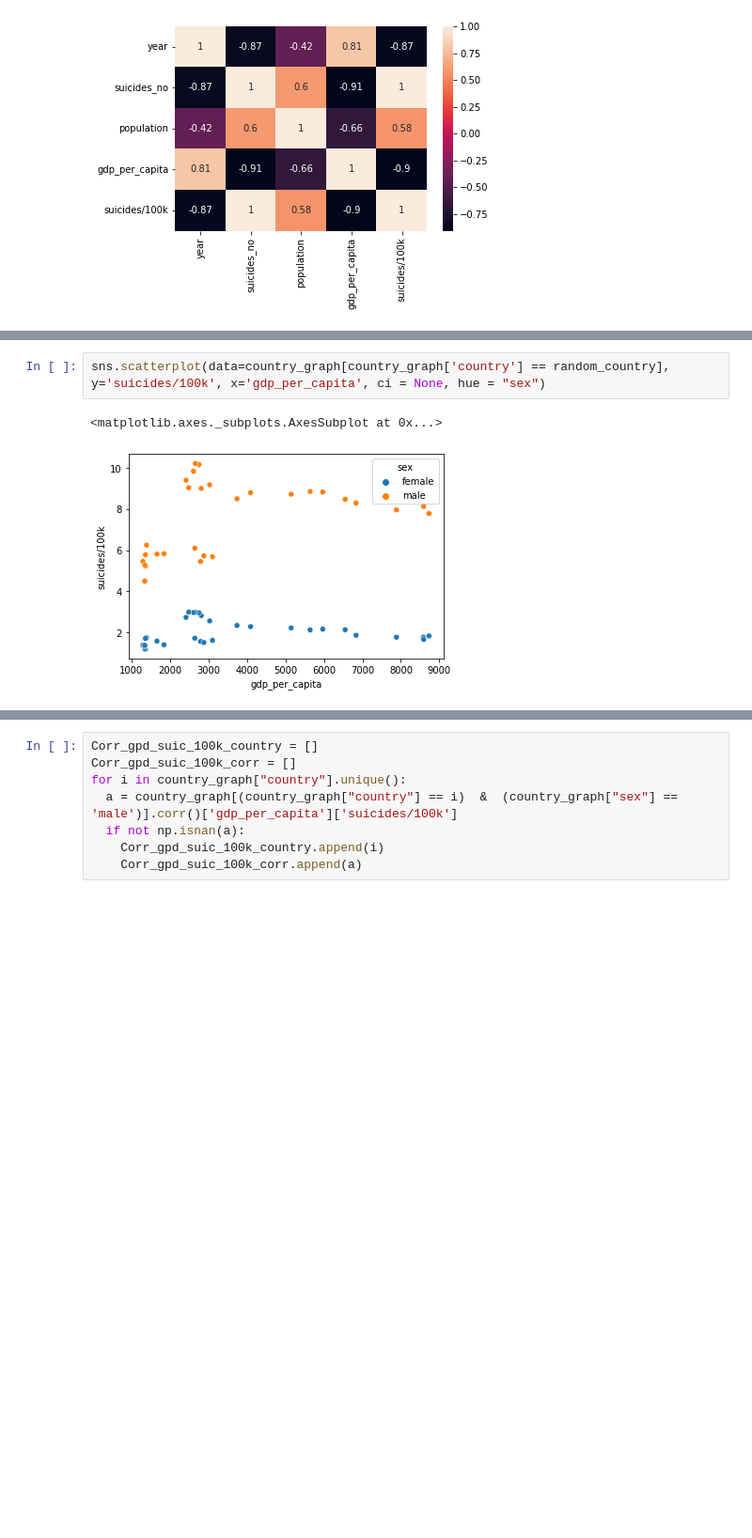
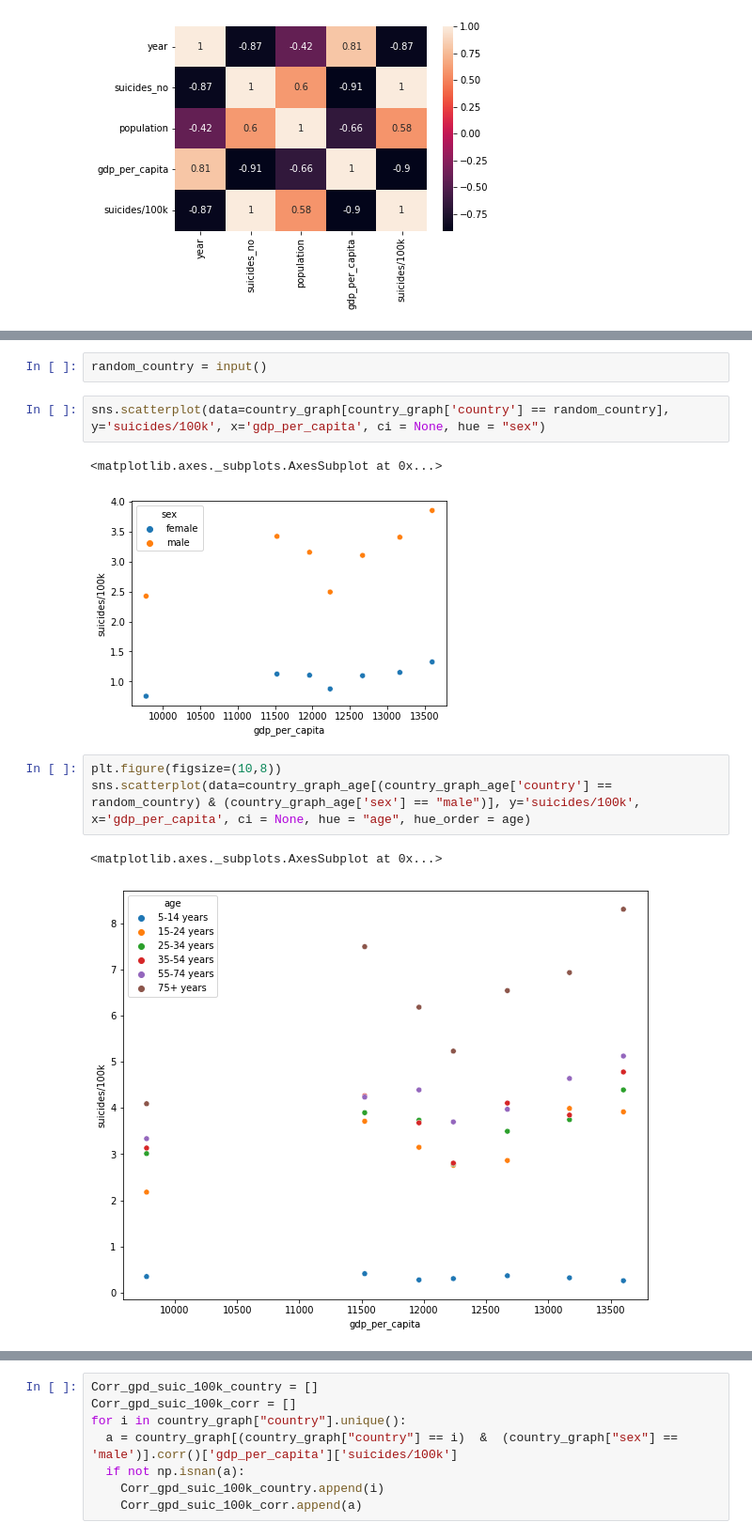
Before and after one commit to Katmalu/Suicide_Rates_Overview_1985_to_2016, a Jupyter notebook: Suicide_Rates_Overview_1985_to_2016.ipynb, the cells around one changed output, grey strips where cells are left out. Shown at 94% size. Drawn from its saved outputs; the diff is of its cells as text; blank space fills up the shorter version.

```diff
--- a/Suicide_Rates_Overview_1985_to_2016.ipynb
+++ b/Suicide_Rates_Overview_1985_to_2016.ipynb
@@ -326,5 +482,13 @@ random_country
+# %%
+random_country = input()
 # %%
 sns.scatterplot(data=country_graph[country_graph['country'] == random_country], y='suicides/100k', x='gdp_per_capita', ci = None, hue = "sex")
 # %% [output]
 <matplotlib.axes._subplots.AxesSubplot at 0x...>
-[figure, old version]
+[figure, new version]
+# %%
+plt.figure(figsize=(10,8))
+sns.scatterplot(data=country_graph_age[(country_graph_age['country'] == random_country) & (country_graph_age['sex'] == "male")], y='suicides/100k', x='gdp_per_capita', ci = None, hue = "age", hue_order = age)
+# %% [output]
+<matplotlib.axes._subplots.AxesSubplot at 0x...>
+[figure, added]
```
Also changed, not shown: parts of 43 cells of this notebook.
